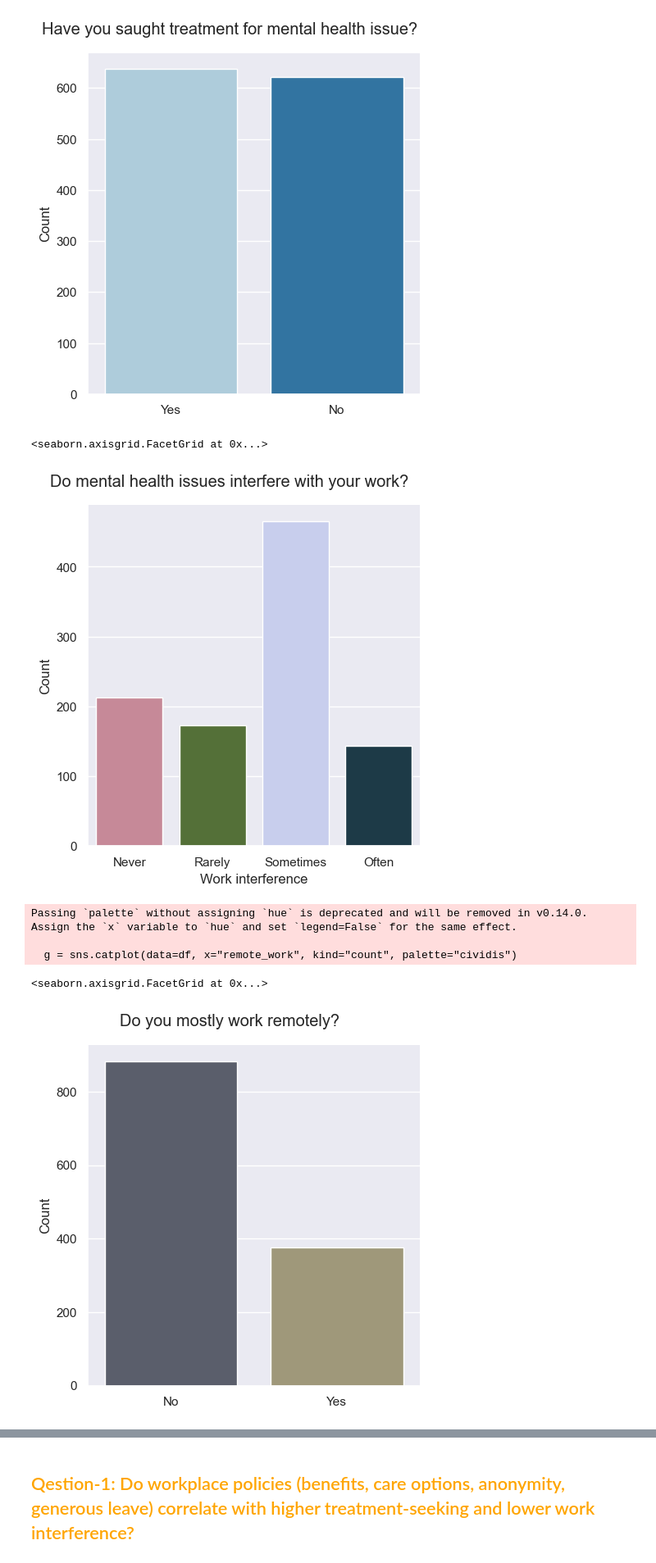
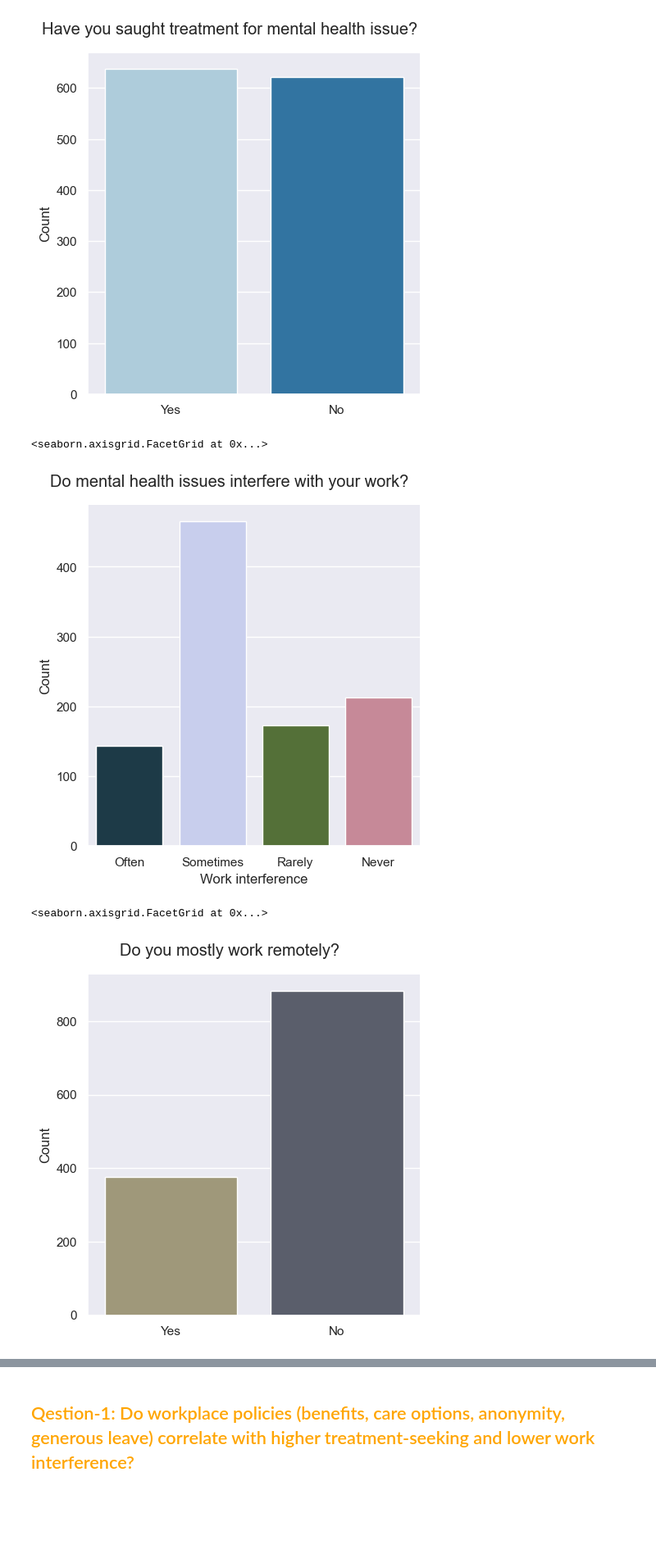
Before and after one commit to OzkanGelincik/tech-mental-health-eda, a Jupyter notebook: mental_health_in_tech_EDA.ipynb, the cells around one changed output, grey strips where cells are left out. Shown at 82% size. Saved outputs shown, nothing was run; the diff lists cells and outputs as text; code cells hidden in the pictures; blank space fills up the shorter version.

```diff
--- a/mental_health_in_tech_EDA.ipynb
+++ b/mental_health_in_tech_EDA.ipynb
@@ -919,24 +916,21 @@ g.set_ylabels("Count")
 <seaborn.axisgrid.FacetGrid at 0x...>
 [figure]
 # %%
-g = sns.catplot(data=df, x="work_interfere", kind="count", order=["Never", "Rarely", "Sometimes", "Often"], palette="cubehelix", legend=False, hue="work_interfere")
+g = sns.catplot(data=df, x="work_interfere", kind="count", order=["Often", "Sometimes", "Rarely", "Never"], palette="cubehelix", legend=False, hue="work_interfere")
 g.figure.suptitle("Do mental health issues interfere with your work?", y = 1.04)
 g.set_xlabels("Work interference")
 g.set_ylabels("Count")
 # %% [output]
 <seaborn.axisgrid.FacetGrid at 0x...>
-[figure, old version]
+[figure, new version]
 # %%
-g = sns.catplot(data=df, x="remote_work", kind="count", palette="cividis")
+g = sns.catplot(data=df, x="remote_work", kind="count", palette="cividis", hue="remote_work", order=["Yes", "No"])
 g.figure.suptitle("Do you mostly work remotely?", y=1.04)
 g.set_xlabels("")
 g.set_ylabels("Count")
 # %% [output]
-Passing `palette` without assigning `hue` is deprecated and will be removed in v0.14.0. Assign the `x` variable to `hue` and set `legend=False` for the same effect.
-
-  g = sns.catplot(data=df, x="remote_work", kind="count", palette="cividis")
+<seaborn.axisgrid.FacetGrid at 0x...>
-<seaborn.axisgrid.FacetGrid at 0x...>
-[figure, old version]
+[figure, new version]
 # %%
 # Libraries
 from wordcloud import WordCloud # type: ignore
```
Also changed, not shown: parts of 33 cells of this notebook.
